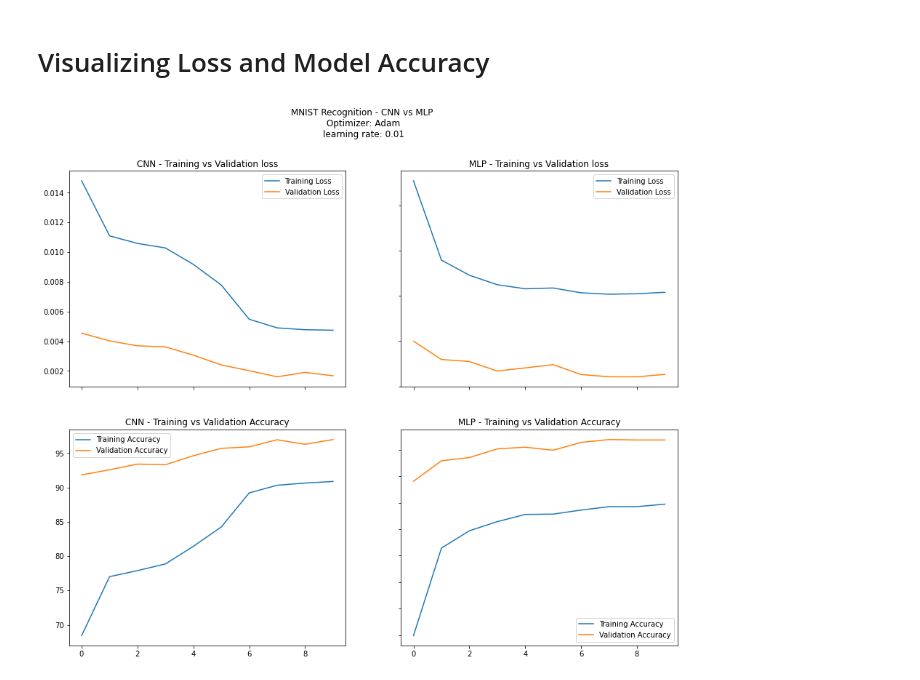
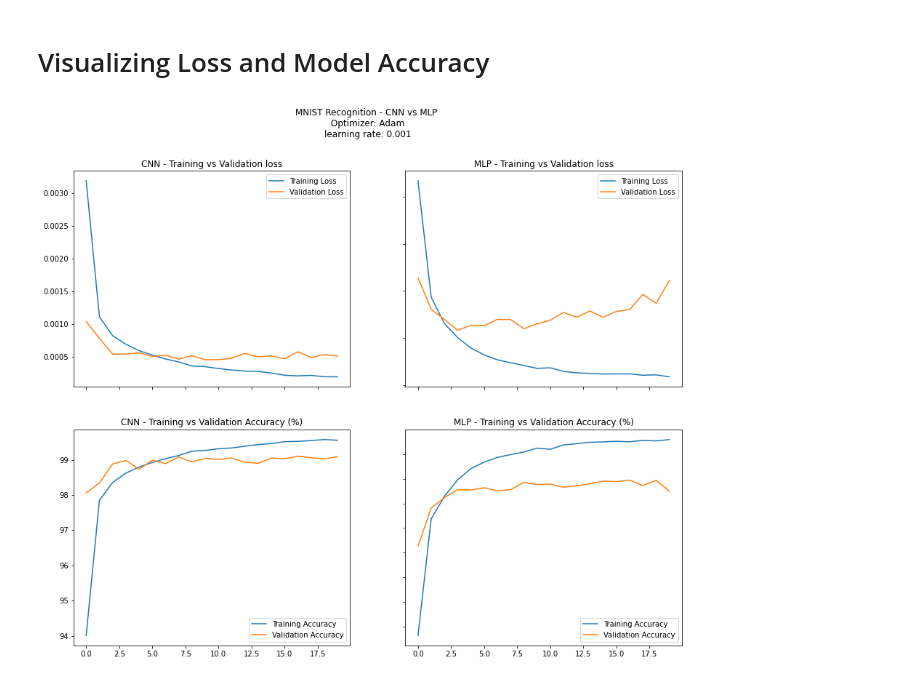
Before and after one commit to m-dhaka/mnist-handwriting-recognition, a Jupyter notebook: handwriting_recognition.ipynb, the cells around one changed output. Drawn from its saved outputs; the diff is of its cells as text; code cells hidden in the pictures.

Commit message:
Remove augmentation, train for 20 epochs, LR 0.001

```diff
--- a/handwriting_recognition.ipynb
+++ b/handwriting_recognition.ipynb
@@ -93,6 +92,7 @@ class CNN(nn.Module):
                 padding=2),
       nn.MaxPool2d(2, 2),
       nn.ReLU(),
+      nn.Dropout(0.2),
 
       # 2nd Conv Block
       nn.Conv2d(in_channels=16,
@@ -101,7 +101,7 @@ class CNN(nn.Module):
                 stride=1,
                 padding=2),
       nn.MaxPool2d(2, 2),
-      nn.ReLU())
+      nn.ReLU(),)
 
     self.fc1 = nn.Linear(2048, 10)
 
@@ -158,11 +159,11 @@ Net(
 ### Defining Loss Function and Learning Rate
 # %%
 loss_function = nn.CrossEntropyLoss()
-learning_rate = 0.01
+learning_rate = 0.001
 # %% [markdown]
 # Training the Model
 # %%
-def training_loop(model, learning_rate, num_epochs=10):
+def training_loop(model, learning_rate, num_epochs=20):
 
   training_loss_history, val_loss_history = [], []
   training_acc_history, val_acc_history = [], []
@@ -272,37 +283,37 @@ Epoch 10 validation accuracy: 95.93% validation loss: 0.00253
 # %% [markdown]
 # Visualizing Loss and Model Accuracy
 # %%
-fig, ((ax1, ax2), (ax3, ax4)) = plt.subplots(2, 2, figsize=(15,12))
+fig, ((ax1, ax2), (ax3, ax4)) = plt.subplots(2, 2, sharex=True, figsize=(15,12))
 fig.suptitle('MNIST Recognition - CNN vs MLP \n Optimizer: Adam \nlearning rate: '+ format(learning_rate))
 
 # CNN Model Loss
 ax1.plot(training_loss_history_cnn, label="Training Loss")
 ax1.plot(val_loss_history_cnn, label="Validation Loss")
 ax1.title.set_text('CNN - Training vs Validation loss')
 ax1.legend()
 
 # CNN Model Accuracy
 ax3.plot(training_acc_history_cnn, label="Training Accuracy")
 ax3.plot(val_acc_history_cnn, label="Validation Accuracy")
-ax3.title.set_text('CNN - Training vs Validation Accuracy')
+ax3.title.set_text('CNN - Training vs Validation Accuracy (%)')
 ax3.legend()
 
 
 # MLP Model Loss
 ax2.plot(training_loss_history_mlp, label="Training Loss")
 ax2.plot(val_loss_history_mlp, label="Validation Loss")
 ax2.title.set_text('MLP - Training vs Validation loss')
 ax2.legend()
 
 
 # MLP Model Accuracy
 ax4.plot(training_acc_history_mlp, label="Training Accuracy")
 ax4.plot(val_acc_history_mlp, label="Validation Accuracy")
-ax4.title.set_text('MLP - Training vs Validation Accuracy')
+ax4.title.set_text('MLP - Training vs Validation Accuracy (%)')
 ax4.legend()
 
 
 for ax in fig.get_axes():
     ax.label_outer()
 # %% [output]
-[figure, old version]
+[figure, new version]
```
Also changed, not shown: parts of 5 cells of this notebook.
